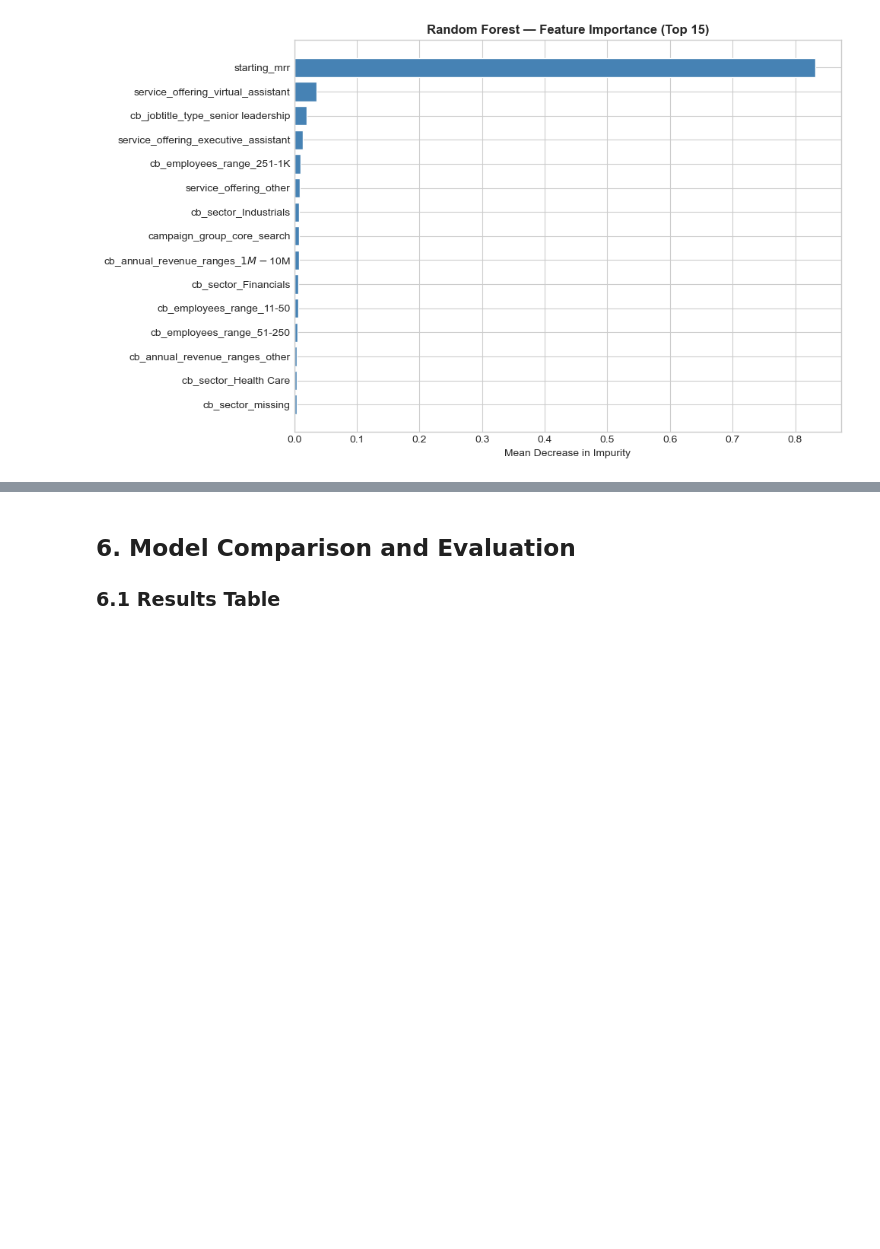
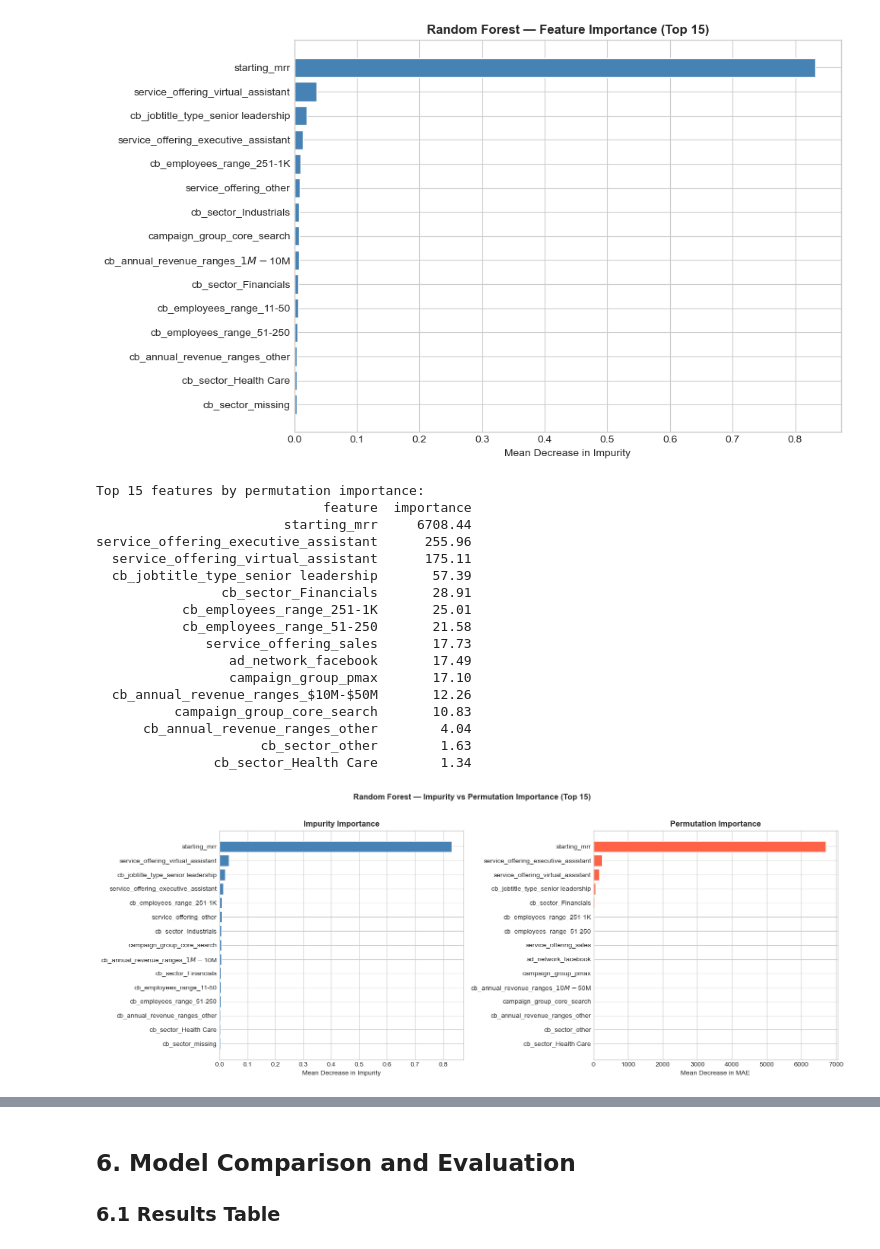
Before and after one commit to christianvibar/mab2134_algo1, a Jupyter notebook: notebooks/03_modeling.ipynb, the cells around one changed output, grey strips where cells are left out. Cells and saved outputs as stored; diff of their text form; code cells hidden in the pictures; blank space fills up the shorter version.

```diff
--- a/notebooks/03_modeling.ipynb
+++ b/notebooks/03_modeling.ipynb
@@ -569,6 +584,56 @@ service_offering_executive_assistant        0.01
                cb_sector_Health Care        0.00
                    cb_sector_missing        0.00
 [figure]
+# %%
+# ── Permutation importance ───────────────────────────────────────────────────────────
+perm_result = permutation_importance(
+    rf_best, X_test, y_test,
+    n_repeats=30,
+    scoring='neg_mean_absolute_error',
+    random_state=RANDOM_SEED,
+    n_jobs=-1
+)
+
+perm_df = pd.DataFrame({
+    'feature':    feature_names,
+    'importance': perm_result.importances_mean
+}).sort_values('importance', ascending=False).head(15)
+
+print('Top 15 features by permutation importance:')
+print(perm_df.to_string(index=False))
+
+fig, axes = plt.subplots(1, 2, figsize=(16, 6))
+
+axes[0].barh(rf_feat_imp['feature'][::-1], rf_feat_imp['importance'][::-1], color='steelblue')
+axes[0].set_title('Impurity Importance', fontweight='bold')
+axes[0].set_xlabel('Mean Decrease in Impurity')
+
+axes[1].barh(perm_df['feature'][::-1], perm_df['importance'][::-1], color='tomato')
+axes[1].set_title('Permutation Importance', fontweight='bold')
+axes[1].set_xlabel('Mean Decrease in MAE')
+
+plt.suptitle('Random Forest — Impurity vs Permutation Importance (Top 15)', fontweight='bold', y=1.02)
+plt.tight_layout()
+plt.show()
+# %% [output]
+Top 15 features by permutation importance:
+                             feature  importance
+                        starting_mrr     6708.44
+service_offering_executive_assistant      255.96
+  service_offering_virtual_assistant      175.11
+  cb_jobtitle_type_senior leadership       57.39
+                cb_sector_Financials       28.91
+           cb_employees_range_251-1K       25.01
+           cb_employees_range_51-250       21.58
+              service_offering_sales       17.73
+                 ad_network_facebook       17.49
+                 campaign_group_pmax       17.10
+  cb_annual_revenue_ranges_$10M-$50M       12.26
+          campaign_group_core_search       10.83
+      cb_annual_revenue_ranges_other        4.04
+                     cb_sector_other        1.63
+               cb_sector_Health Care        1.34
+[figure, added]
 # %% [markdown]
 **Observations**: Random Forest (log1p variant, n_estimators=300, max_depth=8, max_features=0.5, min_samples_leaf=5) achieves Test MAE of `$5,424` and Test RMSE of `$8,457`. The log1p variant is noted as a stronger performer on pure MAE metrics but **the raw target pipeline is selected for the initial operating model**. The primary reason is that the raw target outputs predictions that are directly in USD with no back-transformation required.
 
```
Also changed, not shown: parts of 18 cells of this notebook.
